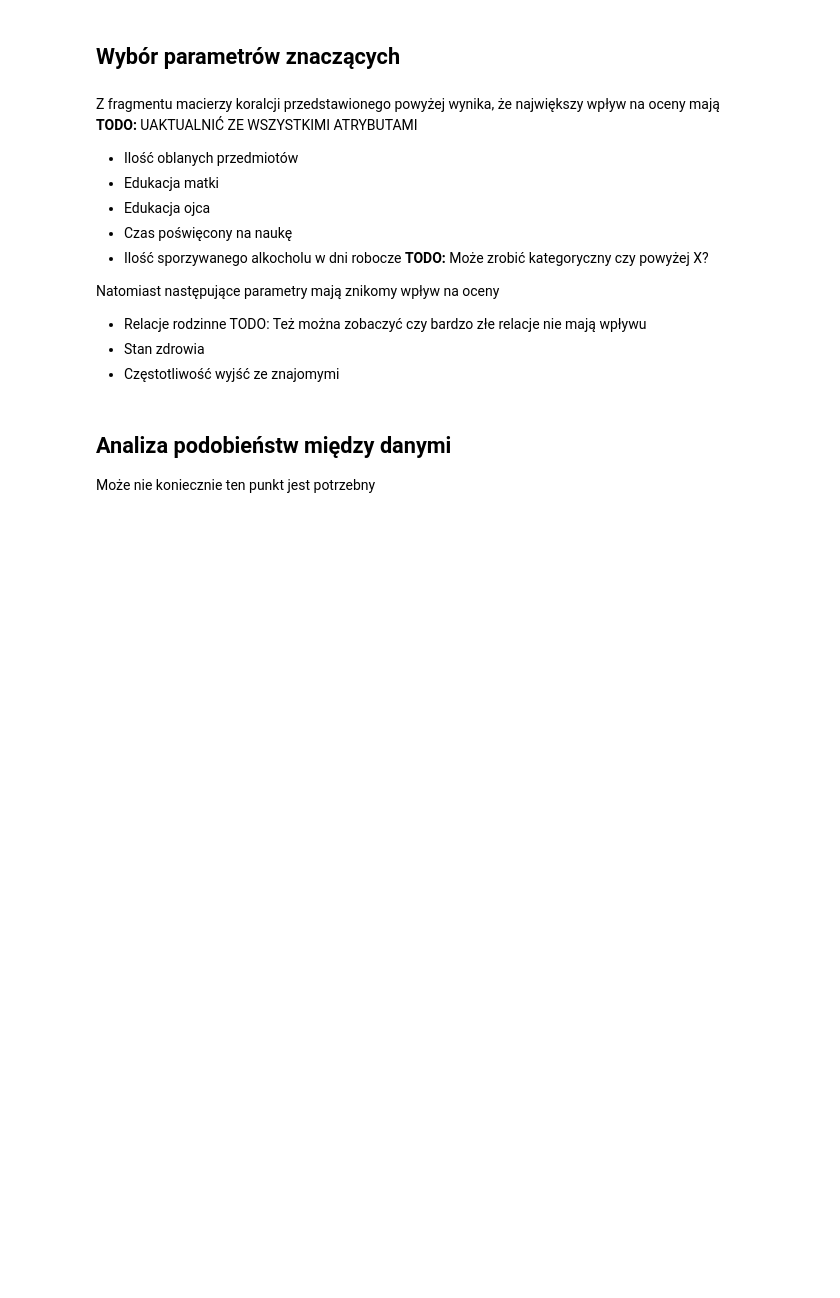
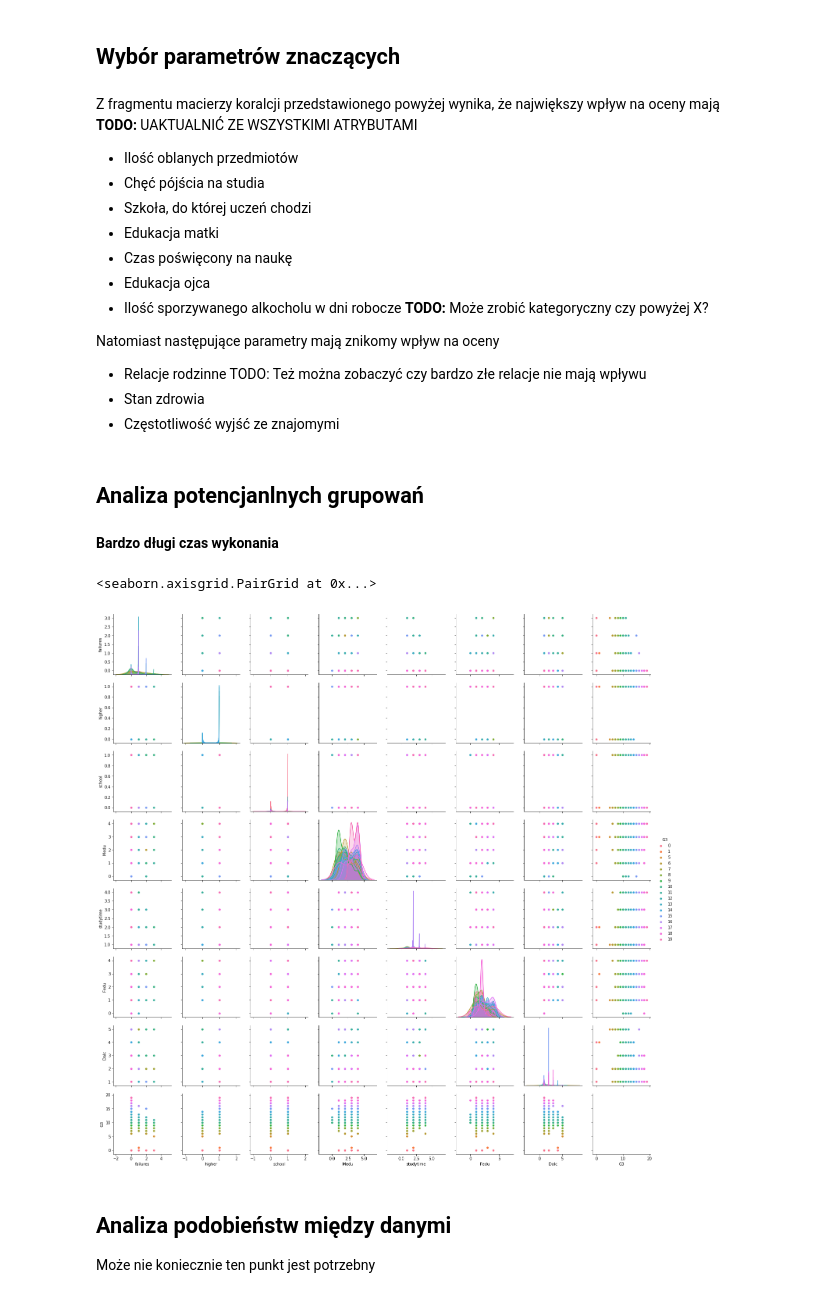
Before and after one commit to SiwyKrzysiek/przewidywanie-ocen, a Jupyter notebook: Realizacja projektu.ipynb, the cells around one changed output. Saved outputs shown, nothing was run; the diff lists cells and outputs as text; code cells hidden in the pictures; blank space fills up the shorter version.

Commit message:
Scatter plot

```diff
--- a/Realizacja projektu.ipynb
+++ b/Realizacja projektu.ipynb
@@ -300,15 +300,29 @@ TODO: Opisać więcej o realiach
 Z fragmentu macierzy koralcji przedstawionego powyżej wynika, że największy wpływ na oceny mają
 **TODO:** UAKTUALNIĆ ZE WSZYSTKIMI ATRYBUTAMI
 * Ilość oblanych przedmiotów
+* Chęć pójścia na studia
+* Szkoła, do której uczeń chodzi
 * Edukacja matki
+* Czas poświęcony na naukę
 * Edukacja ojca
-* Czas poświęcony na naukę
 * Ilość sporzywanego alkocholu w dni robocze **TODO:** Może zrobić kategoryczny czy powyżej X?
 
 Natomiast następujące parametry mają znikomy wpływ na oceny
 * Relacje rodzinne TODO: Też można zobaczyć czy bardzo złe relacje nie mają wpływu
 * Stan zdrowia
 * Częstotliwość wyjść ze znajomymi
+# %% [markdown]
+## Analiza potencjanlnych grupowań
+# %% [markdown]
+**Bardzo długi czas wykonania**
+# %%
+dfObciety = df[atrybutyZnaczace + list(df.columns[-3:])]
+
+dfObciety
+sns.pairplot(dfObciety[dfObciety.columns[:-3].append(pd.Index([dfObciety.columns[-1]]))], kind="scatter", hue=dfObciety.columns[-1])
+# %% [output]
+<seaborn.axisgrid.PairGrid at 0x...>
+[figure, added]
 # %% [markdown]
 ## Analiza podobieństw między danymi
 
```
